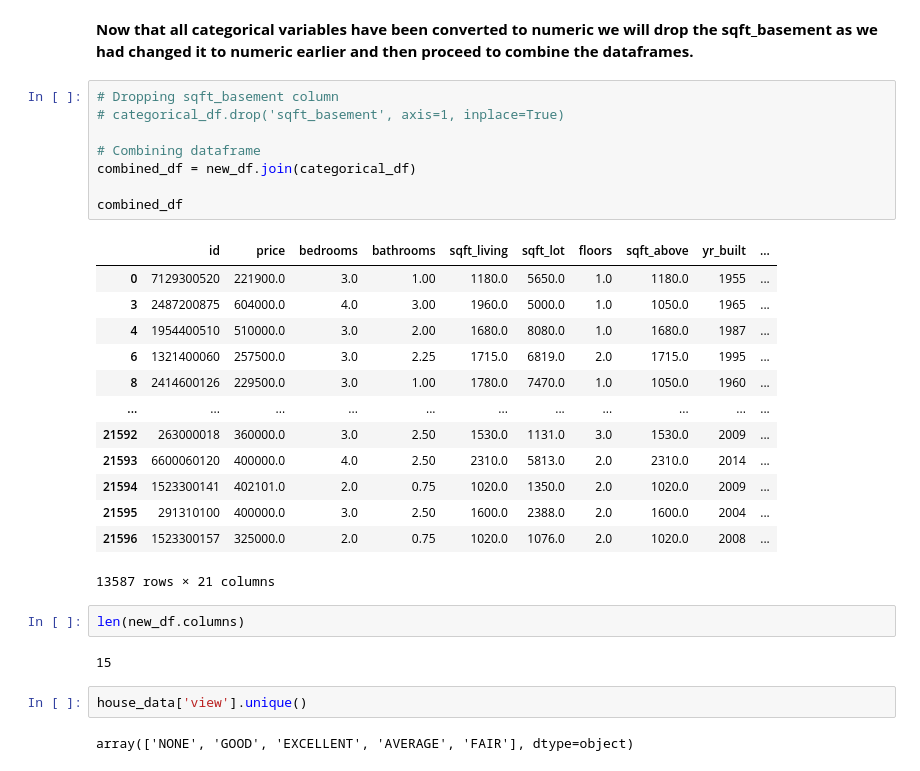
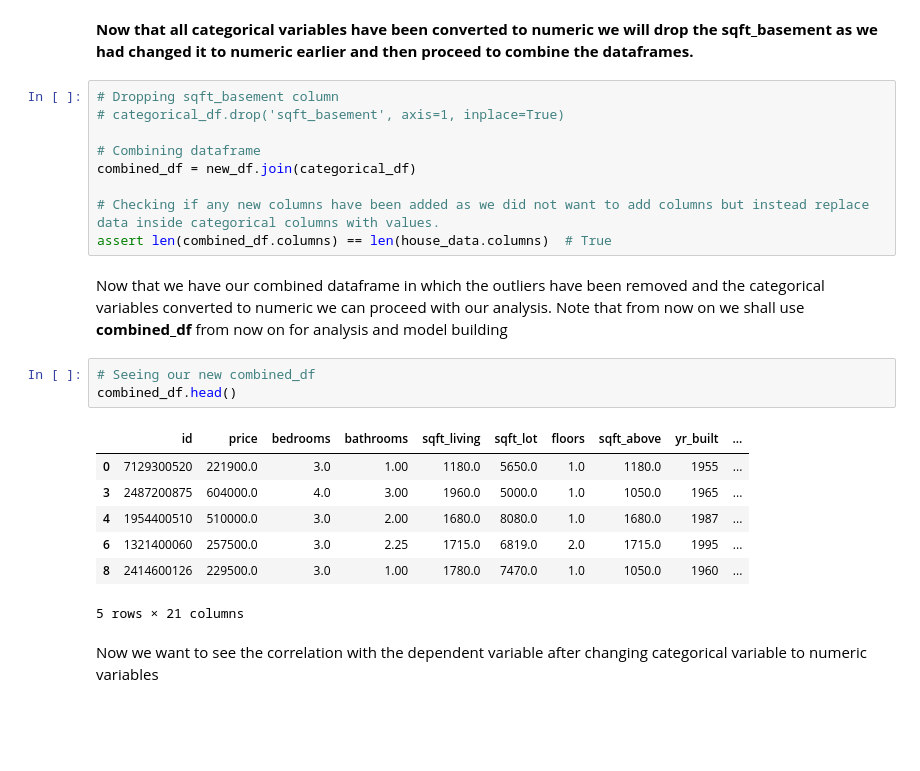
Before and after one commit to DennisWainaina/Megamax-Real-Estate-House-Project, a Jupyter notebook: index.ipynb, the cells around one changed output. Saved outputs shown, nothing was run; the diff lists cells and outputs as text; blank space fills up the shorter version.

```diff
--- a/index.ipynb
+++ b/index.ipynb
@@ -724,26 +724,20 @@ See the caveats in the documentation: https://pandas.pydata.org/pandas-docs/stab
 # Combining dataframe
 combined_df = new_df.join(categorical_df)
 
-combined_df
+# Checking if any new columns have been added as we did not want to add columns but instead replace data inside categorical columns with values.
+assert len(combined_df.columns) == len(house_data.columns)  # True
-# %% [output]
-|  | id | price | bedrooms | bathrooms | sqft_living | sqft_lot | floors | sqft_above | yr_built | ... |
-| 0 | 7129300520 | 221900.0 | 3.0 | 1.00 | 1180.0 | 5650.0 | 1.0 | 1180.0 | 1955 | ... |
-| 3 | 2487200875 | 604000.0 | 4.0 | 3.00 | 1960.0 | 5000.0 | 1.0 | 1050.0 | 1965 | ... |
-| 4 | 1954400510 | 510000.0 | 3.0 | 2.00 | 1680.0 | 8080.0 | 1.0 | 1680.0 | 1987 | ... |
-| 6 | 1321400060 | 257500.0 | 3.0 | 2.25 | 1715.0 | 6819.0 | 2.0 | 1715.0 | 1995 | ... |
-| 8 | 2414600126 | 229500.0 | 3.0 | 1.00 | 1780.0 | 7470.0 | 1.0 | 1050.0 | 1960 | ... |
-| ... | ... | ... | ... | ... | ... | ... | ... | ... | ... | ... |
-| 21592 | 263000018 | 360000.0 | 3.0 | 2.50 | 1530.0 | 1131.0 | 3.0 | 1530.0 | 2009 | ... |
-| 21593 | 6600060120 | 400000.0 | 4.0 | 2.50 | 2310.0 | 5813.0 | 2.0 | 2310.0 | 2014 | ... |
-| 21594 | 1523300141 | 402101.0 | 2.0 | 0.75 | 1020.0 | 1350.0 | 2.0 | 1020.0 | 2009 | ... |
-| 21595 | 291310100 | 400000.0 | 3.0 | 2.50 | 1600.0 | 2388.0 | 2.0 | 1600.0 | 2004 | ... |
-| 21596 | 1523300157 | 325000.0 | 2.0 | 0.75 | 1020.0 | 1076.0 | 2.0 | 1020.0 | 2008 | ... |
-13587 rows × 21 columns
-# %%
-len(new_df.columns)
-# %% [output]
-15
-# %%
-house_data['view'].unique()
-# %% [output]
-array(['NONE', 'GOOD', 'EXCELLENT', 'AVERAGE', 'FAIR'], dtype=object)
+# %% [markdown]
+Now that we have our combined dataframe in which the outliers have been removed and the categorical variables converted to numeric we can proceed with our analysis. Note that from now on we shall use **combined_df** from now on for analysis and model building
+# %%
+# Seeing our new combined_df
+combined_df.head()
+# %% [output]
+|  | id | price | bedrooms | bathrooms | sqft_living | sqft_lot | floors | sqft_above | yr_built | ... |
+| 0 | 7129300520 | 221900.0 | 3.0 | 1.00 | 1180.0 | 5650.0 | 1.0 | 1180.0 | 1955 | ... |
+| 3 | 2487200875 | 604000.0 | 4.0 | 3.00 | 1960.0 | 5000.0 | 1.0 | 1050.0 | 1965 | ... |
+| 4 | 1954400510 | 510000.0 | 3.0 | 2.00 | 1680.0 | 8080.0 | 1.0 | 1680.0 | 1987 | ... |
+| 6 | 1321400060 | 257500.0 | 3.0 | 2.25 | 1715.0 | 6819.0 | 2.0 | 1715.0 | 1995 | ... |
+| 8 | 2414600126 | 229500.0 | 3.0 | 1.00 | 1780.0 | 7470.0 | 1.0 | 1050.0 | 1960 | ... |
+5 rows × 21 columns
+# %% [markdown]
+Now we want to see the correlation with the dependent variable after changing categorical variable to numeric variables
```
Also changed, not shown: parts of 4 cells of this notebook.
